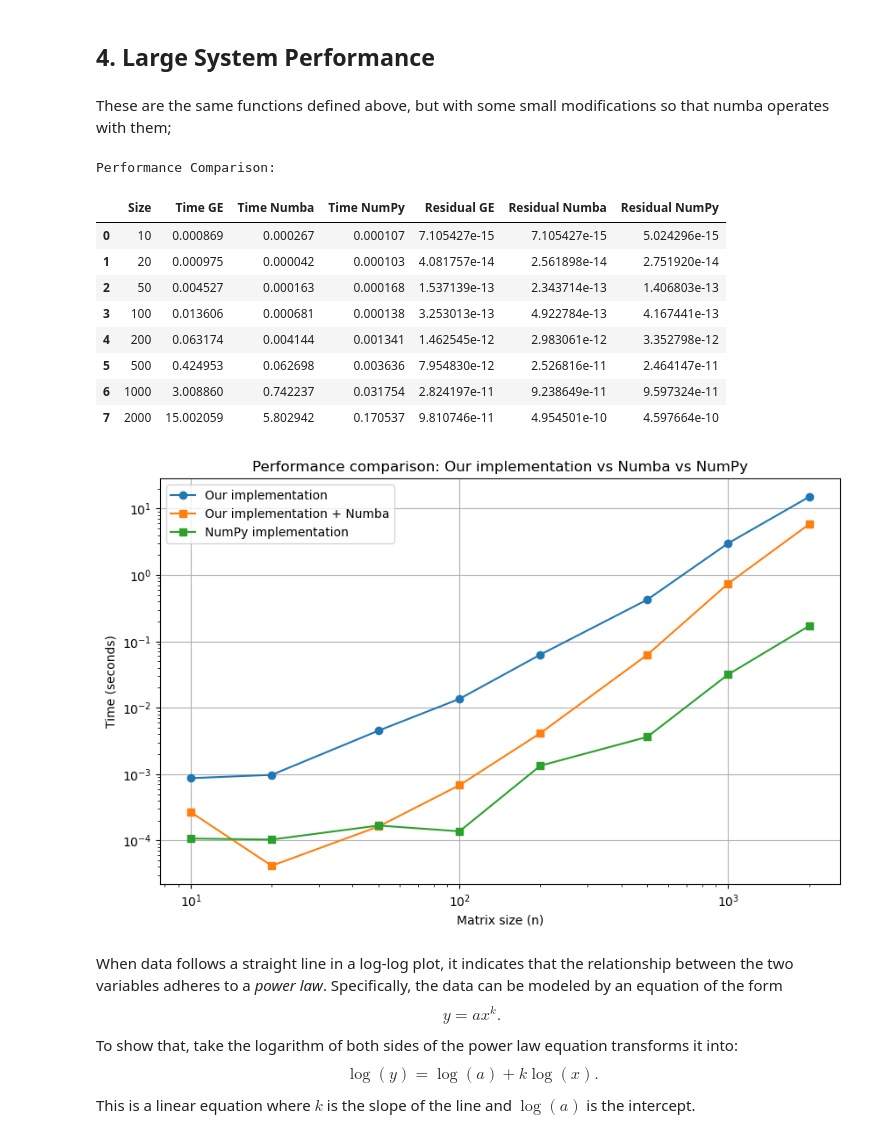
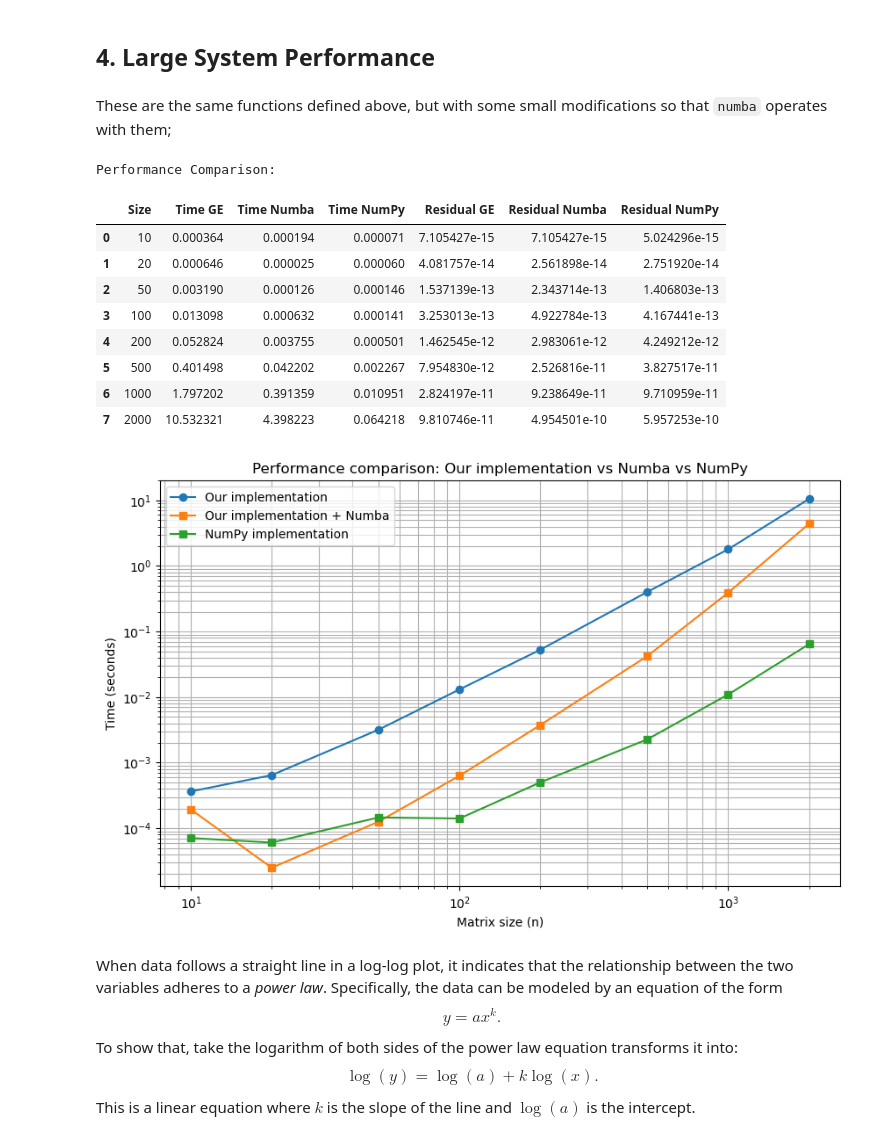
Before and after one commit to diegoandresalvarez/metodosnumericos, a Jupyter notebook: codigo/02_sistemas_ecuaciones_lineales/gauss_elimination_with_backsubstitution.ipynb, the cells around one changed output. Drawn from its saved outputs; the diff is of its cells as text; code cells hidden in the pictures.

```diff
--- a/codigo/02_sistemas_ecuaciones_lineales/gauss_elimination_with_backsubstitution.ipynb
+++ b/codigo/02_sistemas_ecuaciones_lineales/gauss_elimination_with_backsubstitution.ipynb
@@ -131,7 +131,7 @@ def gaussian_elimination(A, b, show_steps=False):
         raise ValueError("Dimensions of A and b must be compatible")
 
     # Create the augmented matrix [A|b]
-    augmented = np.column_stack((A.astype(float), b.astype(float)))
+    augmented = np.column_stack((A.astype(np.float64), b.astype(np.float64)))
 
     if show_steps:
         print("Initial augmented matrix:")
@@ -386,7 +386,7 @@ The system is poorly conditioned, which may lead to numerical instability.
 # %% [markdown]
 ## 4. Large System Performance
 # %% [markdown]
-These are the same functions defined above, but with some small modifications so that numba operates with them;
+These are the same functions defined above, but with some small modifications so that `numba` operates with them;
 # %%
 from numba import njit, float64
 
@@ -552,35 +554,34 @@ display(df)
 # %% [output]
 Performance Comparison:
 |  | Size | Time GE | Time Numba | Time NumPy | Residual GE | Residual Numba | Residual NumPy |
-| 0 | 10 | 0.000869 | 0.000267 | 0.000107 | 7.105427e-15 | 7.105427e-15 | 5.024296e-15 |
-| 1 | 20 | 0.000975 | 0.000042 | 0.000103 | 4.081757e-14 | 2.561898e-14 | 2.751920e-14 |
-| 2 | 50 | 0.004527 | 0.000163 | 0.000168 | 1.537139e-13 | 2.343714e-13 | 1.406803e-13 |
-| 3 | 100 | 0.013606 | 0.000681 | 0.000138 | 3.253013e-13 | 4.922784e-13 | 4.167441e-13 |
-| 4 | 200 | 0.063174 | 0.004144 | 0.001341 | 1.462545e-12 | 2.983061e-12 | 3.352798e-12 |
-| 5 | 500 | 0.424953 | 0.062698 | 0.003636 | 7.954830e-12 | 2.526816e-11 | 2.464147e-11 |
-| 6 | 1000 | 3.008860 | 0.742237 | 0.031754 | 2.824197e-11 | 9.238649e-11 | 9.597324e-11 |
-| 7 | 2000 | 15.002059 | 5.802942 | 0.170537 | 9.810746e-11 | 4.954501e-10 | 4.597664e-10 |
+| 0 | 10 | 0.000364 | 0.000194 | 0.000071 | 7.105427e-15 | 7.105427e-15 | 5.024296e-15 |
+| 1 | 20 | 0.000646 | 0.000025 | 0.000060 | 4.081757e-14 | 2.561898e-14 | 2.751920e-14 |
+| 2 | 50 | 0.003190 | 0.000126 | 0.000146 | 1.537139e-13 | 2.343714e-13 | 1.406803e-13 |
+| 3 | 100 | 0.013098 | 0.000632 | 0.000141 | 3.253013e-13 | 4.922784e-13 | 4.167441e-13 |
+| 4 | 200 | 0.052824 | 0.003755 | 0.000501 | 1.462545e-12 | 2.983061e-12 | 4.249212e-12 |
+| 5 | 500 | 0.401498 | 0.042202 | 0.002267 | 7.954830e-12 | 2.526816e-11 | 3.827517e-11 |
+| 6 | 1000 | 1.797202 | 0.391359 | 0.010951 | 2.824197e-11 | 9.238649e-11 | 9.710959e-11 |
+| 7 | 2000 | 10.532321 | 4.398223 | 0.064218 | 9.810746e-11 | 4.954501e-10 | 5.957253e-10 |
 # %%
 # Plot the performance comparison
 ge_times = df['Time GE']
 nu_times = df['Time Numba']
 np_times = df['Time NumPy']
 
 plt.figure(figsize=(10, 6))
-plt.plot(sizes, ge_times, 'o-', label='Our implementation')
-plt.plot(sizes, nu_times, 's-', label='Our implementation + Numba')
-plt.plot(sizes, np_times, 's-', label='NumPy implementation')
+plt.loglog(sizes, ge_times, 'o-', label='Our implementation')
+plt.loglog(sizes, nu_times, 's-', label='Our implementation + Numba')
+plt.loglog(sizes, np_times, 's-', label='NumPy implementation')
 plt.xlabel('Matrix size (n)')
 plt.ylabel('Time (seconds)')
 plt.title('Performance comparison: Our implementation vs Numba vs NumPy')
 plt.legend()
-plt.grid(True)
-plt.xscale('log')
-plt.yscale('log')
-#k, log_a = np.polyfit(np.log(sizes[2:]), np.log(ge_times[2:]), 1)
+plt.grid(True, which="both")
+#k, log_a = np.polyfit(np.log(sizes[4:]), np.log(ge_times[4:]), 1)
 #plt.plot(sizes, np.exp(log_a)*sizes**k)
+plt.show()
 # %% [output]
-[figure, old version]
+[figure, new version]
 # %% [markdown]
 When data follows a straight line in a log-log plot, it indicates that the relationship between the two variables adheres to a *power law*. Specifically, the data can be modeled by an equation of the form
 $$y = ax^k.$$
```
Also changed, not shown: parts of 4 cells of this notebook.
